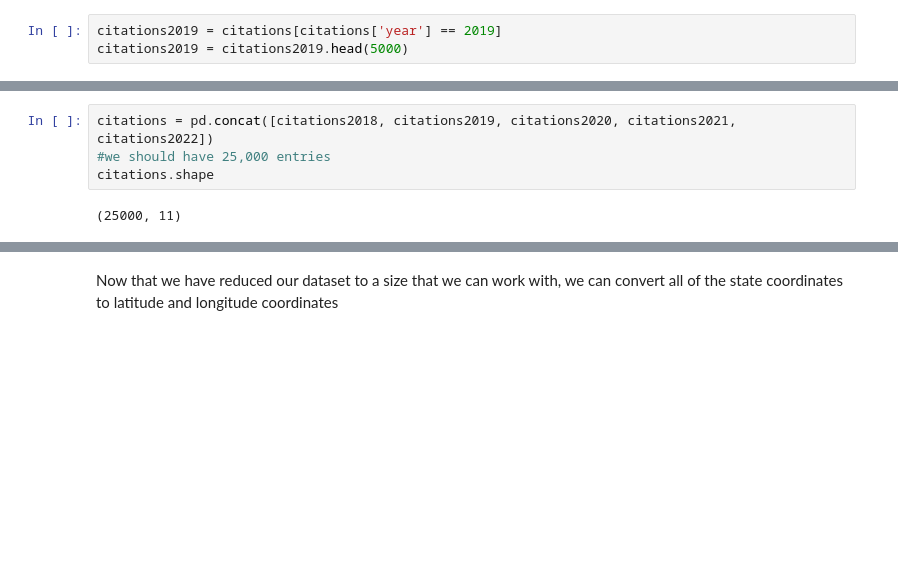
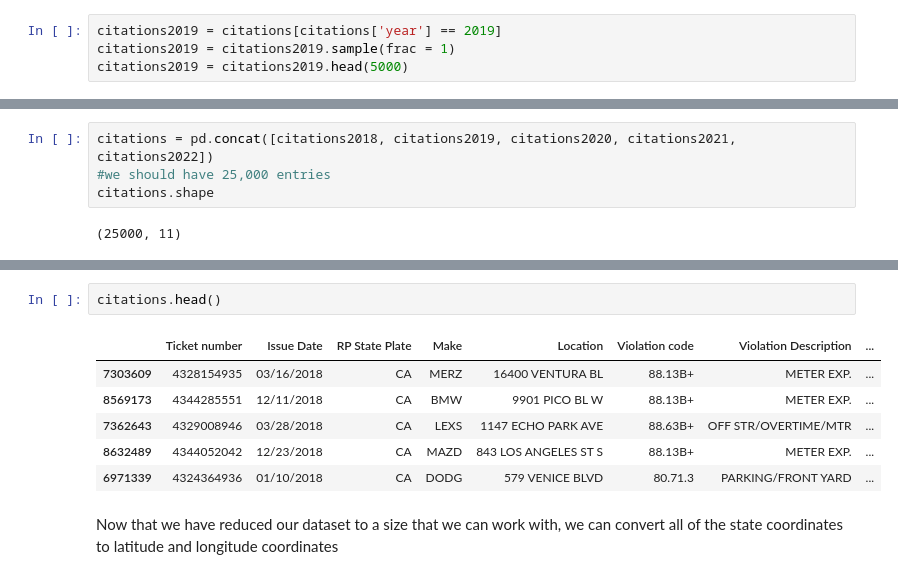
Before and after one commit to niha-m584/ParkingCitationProject, a Jupyter notebook: MappingParkingCitations.ipynb, the cells around one changed output, grey strips where cells are left out. Cells and saved outputs as stored; diff of their text form; blank space fills up the shorter version.

```diff
--- a/MappingParkingCitations.ipynb
+++ b/MappingParkingCitations.ipynb
@@ -178,6 +182,7 @@ citations2018 = citations[citations['year'] == 2018]
 citations2018 = citations2018.head(5000)
 # %%
 citations2019 = citations[citations['year'] == 2019]
+citations2019 = citations2019.sample(frac = 1)
 citations2019 = citations2019.head(5000)
 # %%
 citations2020 = citations[citations['year'] == 2020]
@@ -205,4 +213,13 @@ citations['year'].value_counts()
 Name: year, dtype: int64
+# %%
+citations.head()
+# %% [output]
+|  | Ticket number | Issue Date | RP State Plate | Make | Location | Violation code | Violation Description | ... |
+| 7303609 | 4328154935 | 03/16/2018 | CA | MERZ | 16400 VENTURA BL | 88.13B+ | METER EXP. | ... |
+| 8569173 | 4344285551 | 12/11/2018 | CA | BMW | 9901 PICO BL W | 88.13B+ | METER EXP. | ... |
+| 7362643 | 4329008946 | 03/28/2018 | CA | LEXS | 1147 ECHO PARK AVE | 88.63B+ | OFF STR/OVERTIME/MTR | ... |
+| 8632489 | 4344052042 | 12/23/2018 | CA | MAZD | 843 LOS ANGELES ST S | 88.13B+ | METER EXP. | ... |
+| 6971339 | 4324364936 | 01/10/2018 | CA | DODG | 579 VENICE BLVD | 80.71.3 | PARKING/FRONT YARD | ... |
 # %% [markdown]
 Now that we have reduced our dataset to a size that we can work with, we can convert all of the state coordinates to latitude and longitude coordinates
 # %%
```
Also changed, not shown: parts of 38 cells of this notebook, 1 other file.
